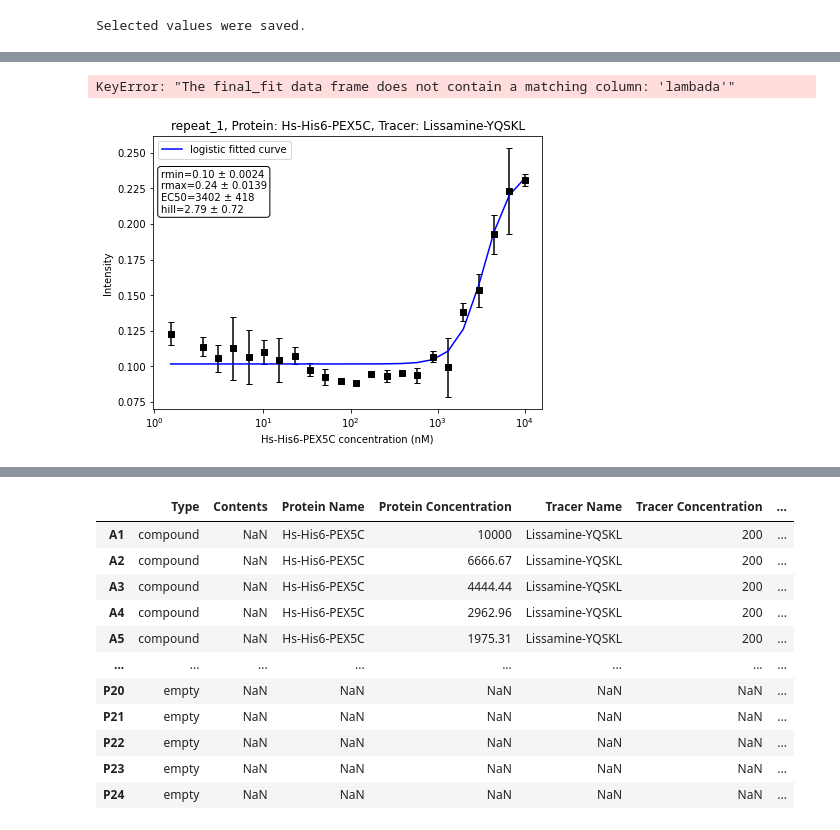
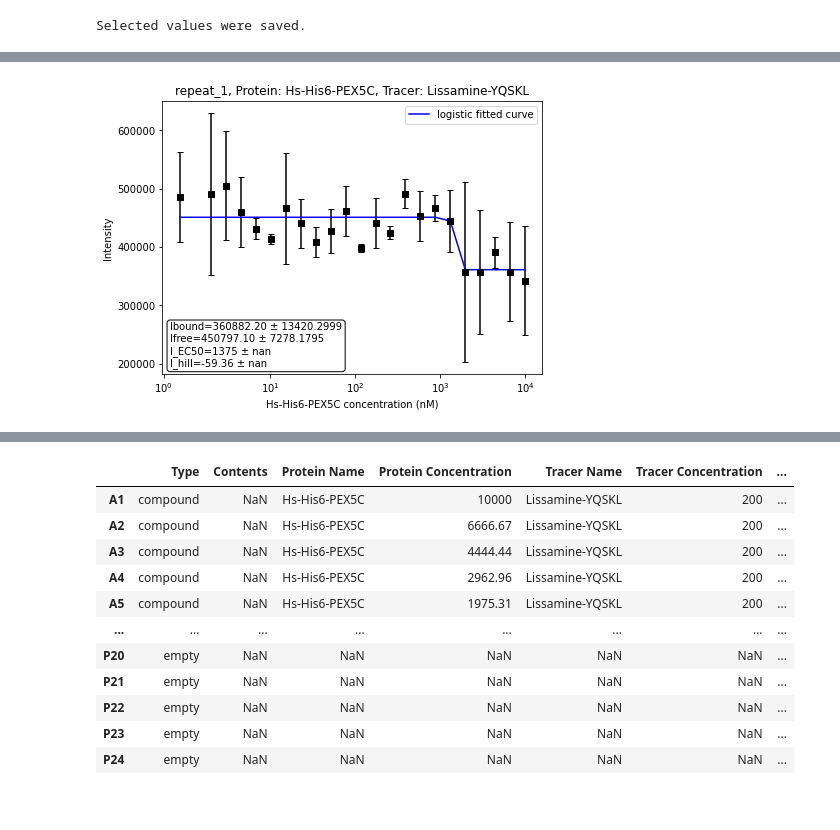
Before and after one commit to mariuszlas/Fluorescence-Anisotropy-Analysis-Development, a Jupyter notebook: fluorescenceanisotropy/fluores_anisotropy.ipynb, the cells around one changed output, grey strips where cells are left out. Cells and saved outputs as stored; diff of their text form; code cells hidden in the pictures.

```diff
--- a/fluorescenceanisotropy/fluores_anisotropy.ipynb
+++ b/fluorescenceanisotropy/fluores_anisotropy.ipynb
@@ -954,15 +1032,11 @@ my_data1.final_fit
 # %%
-my_data1.import_params(csv_file="C:\\Users\\Bartek\\Desktop\\repeat_1_fitting_col.csv")
+my_data1.import_params(csv_file="C:\\Users\\Bartek\\Desktop\\repeat_1_fitting.csv")
-# %% [output]
-KeyError: "The final_fit data frame does not contain a matching column: 'lambada'"
 # %%
 my_data1.export_ani_figs(export="C:\\Users\\Bartek\\Desktop\\", err='sem')
 # %%
-my_data1.logistic_fit_pair(rep='repeat_1', var='i', pair=('Hs-His6-PEX5C','Lissamine-YQSKL'), sig='std', p0=[500000, 300000, 1300, 2])
+my_data1.plot_ani(rep='repeat_1', var='i', pair=('Hs-His6-PEX5C','Lissamine-YQSKL'))
+# %% [output]
+[figure, added]
-# %%
-my_data1.plot_ani(rep='repeat_1', var='r', pair=('Hs-His6-PEX5C','Lissamine-YQSKL'))
-# %% [output]
-[figure, removed]
 # %%
 my_data1.plot_ani_all()
 # %% [output]
```
Also changed, not shown: parts of 26 cells of this notebook.
